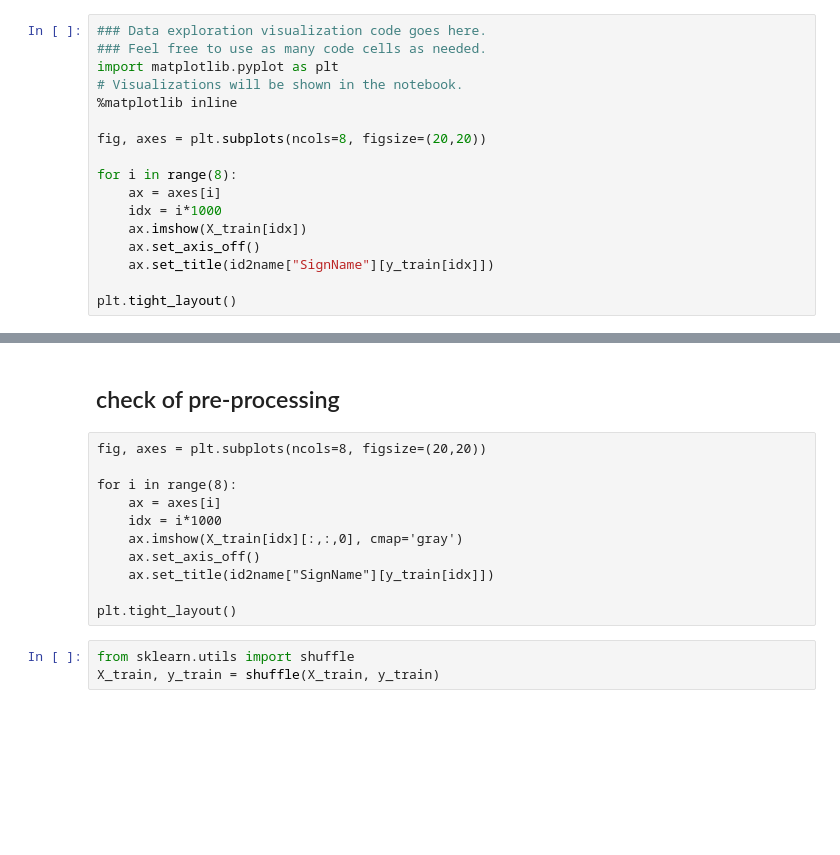
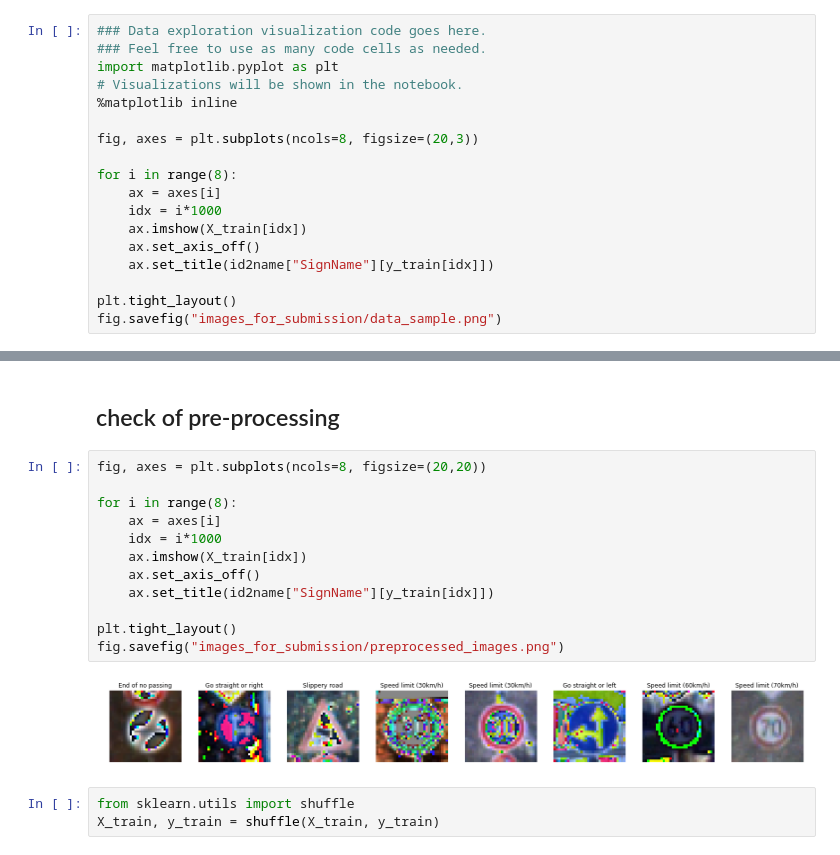
Before and after one commit to msrks/CarND-Traffic-Sign-Classifier-Project, a Jupyter notebook: Traffic_Sign_Classifier.ipynb, the cells around one changed output, grey strips where cells are left out. Cells and saved outputs as stored; diff of their text form; blank space fills up the shorter version.

Commit message:
[for submission] write report

```diff
--- a/Traffic_Sign_Classifier.ipynb
+++ b/Traffic_Sign_Classifier.ipynb
@@ -127,7 +137,7 @@ import matplotlib.pyplot as plt
 # Visualizations will be shown in the notebook.
 %matplotlib inline
 
-fig, axes = plt.subplots(ncols=8, figsize=(20,20))
+fig, axes = plt.subplots(ncols=8, figsize=(20,3))
 
 for i in range(8):
     ax = axes[i]
@@ -137,5 +147,6 @@ for i in range(8):
     ax.set_title(id2name["SignName"][y_train[idx]])
 
 plt.tight_layout()
+fig.savefig("images_for_submission/data_sample.png")
 # %% [output]
 [figure]
@@ -203,17 +212,20 @@ X_test -= X_test.mean()
 X_test /= X_test.std()
 # %% [markdown]
 ## check of pre-processing
-# %% [raw]
-fig, axes = plt.subplots(ncols=8, figsize=(20,20))
-
-for i in range(8):
-    ax = axes[i]
-    idx = i*1000
-    ax.imshow(X_train[idx][:,:,0], cmap='gray')
-    ax.set_axis_off()
-    ax.set_title(id2name["SignName"][y_train[idx]])
-
-plt.tight_layout()
+# %%
+fig, axes = plt.subplots(ncols=8, figsize=(20,20))
+
+for i in range(8):
+    ax = axes[i]
+    idx = i*1000
+    ax.imshow(X_train[idx])
+    ax.set_axis_off()
+    ax.set_title(id2name["SignName"][y_train[idx]])
+
+plt.tight_layout()
+fig.savefig("images_for_submission/preprocessed_images.png")
+# %% [output]
+[figure, added]
 # %%
 from sklearn.utils import shuffle
 X_train, y_train = shuffle(X_train, y_train)
```
Also changed, not shown: parts of 6 cells of this notebook, 6 other files.
